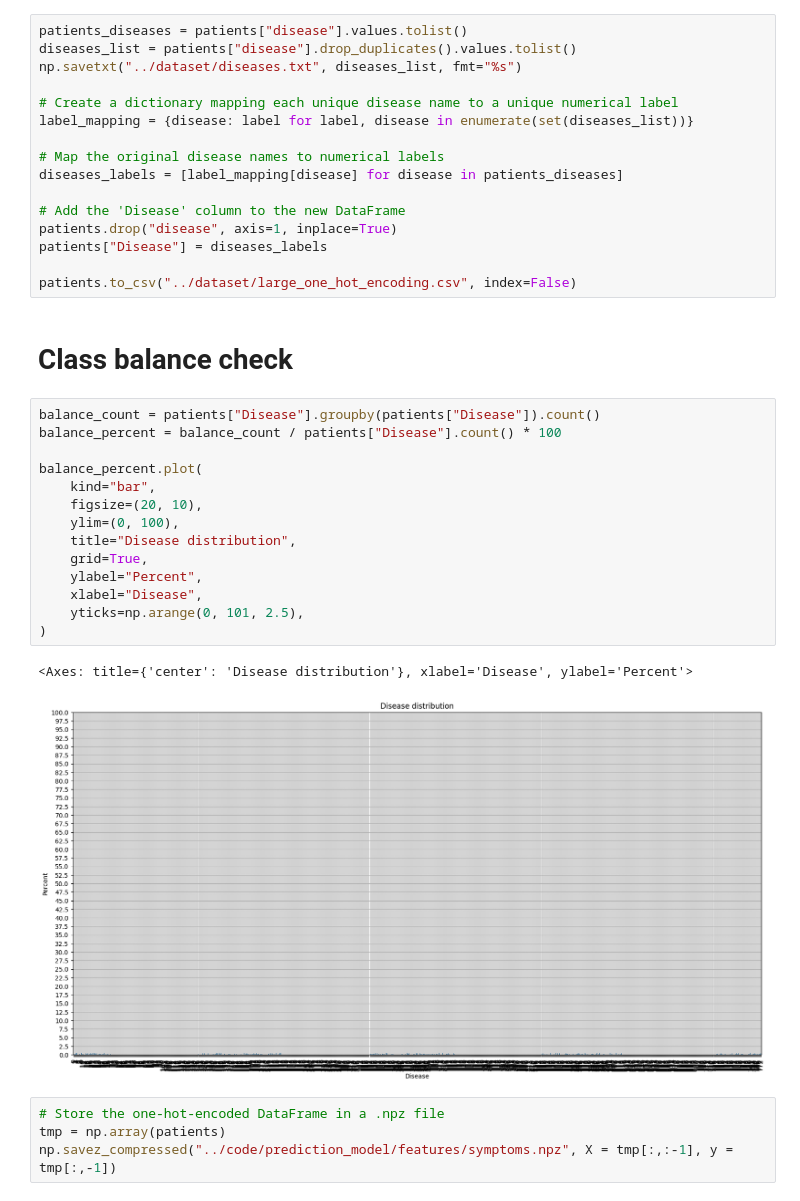
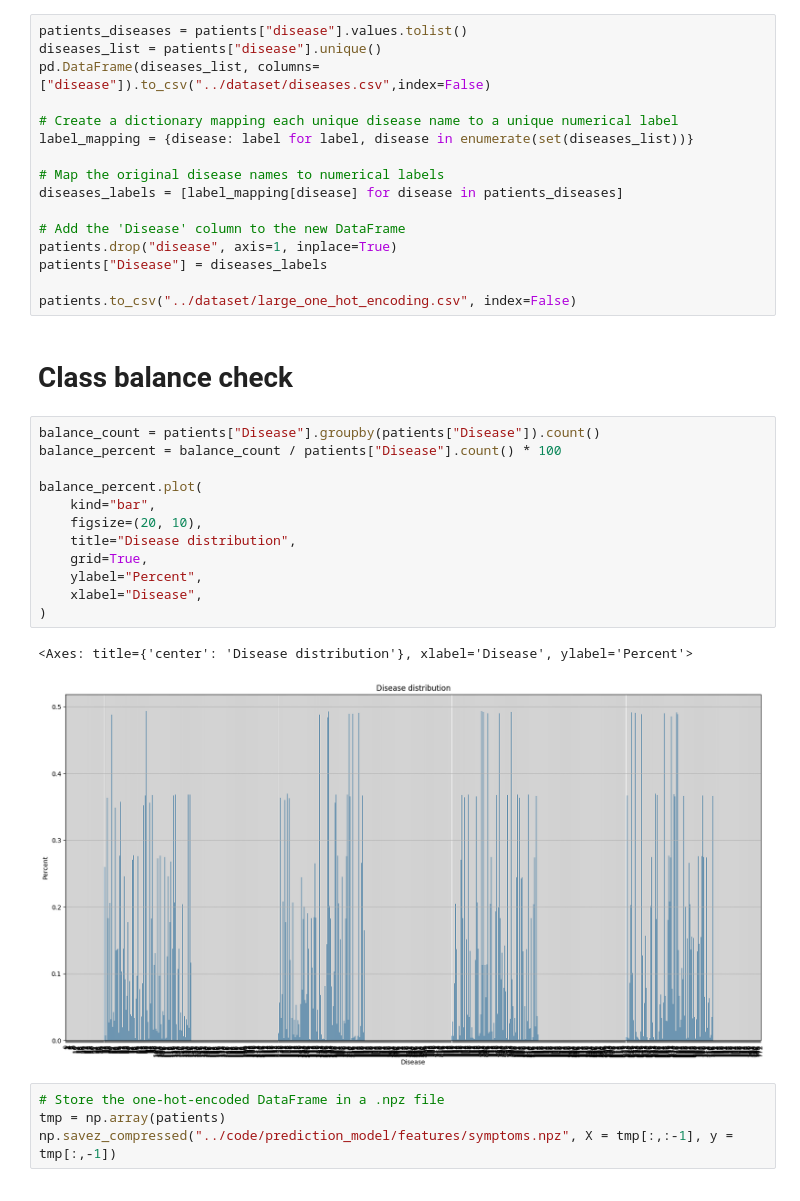
Before and after one commit to DavideLigari/disease-prediction, a Jupyter notebook: code/dataset_cleaning.ipynb, the cells around one changed output. Saved outputs shown, nothing was run; the diff lists cells and outputs as text.

Commit message:
adapting code to new dataset

```diff
--- a/code/dataset_cleaning.ipynb
+++ b/code/dataset_cleaning.ipynb
@@ -47,8 +48,8 @@ patients.sample(15).sort_values('disease').reset_index(drop=True).style.backgrou
 ## One-hot encoding
 # %%
 patients_diseases = patients["disease"].values.tolist()
-diseases_list = patients["disease"].drop_duplicates().values.tolist()
-np.savetxt("../dataset/diseases.txt", diseases_list, fmt="%s")
+diseases_list = patients["disease"].unique()
+pd.DataFrame(diseases_list, columns=["disease"]).to_csv("../dataset/diseases.csv",index=False)
 
 # Create a dictionary mapping each unique disease name to a unique numerical label
 label_mapping = {disease: label for label, disease in enumerate(set(diseases_list))}
@@ -66,20 +67,18 @@ patients.to_csv("../dataset/large_one_hot_encoding.csv", index=False)
 # %%
 balance_count = patients["Disease"].groupby(patients["Disease"]).count()
 balance_percent = balance_count / patients["Disease"].count() * 100
 
 balance_percent.plot(
     kind="bar",
     figsize=(20, 10),
-    ylim=(0, 100),
     title="Disease distribution",
     grid=True,
     ylabel="Percent",
     xlabel="Disease",
-    yticks=np.arange(0, 101, 2.5),
 )
 # %% [output]
 <Axes: title={'center': 'Disease distribution'}, xlabel='Disease', ylabel='Percent'>
-[figure, old version]
+[figure, new version]
 # %%
 # Store the one-hot-encoded DataFrame in a .npz file
 tmp = np.array(patients)
```
Also changed, not shown: parts of 2 cells of this notebook, 12 other files.
